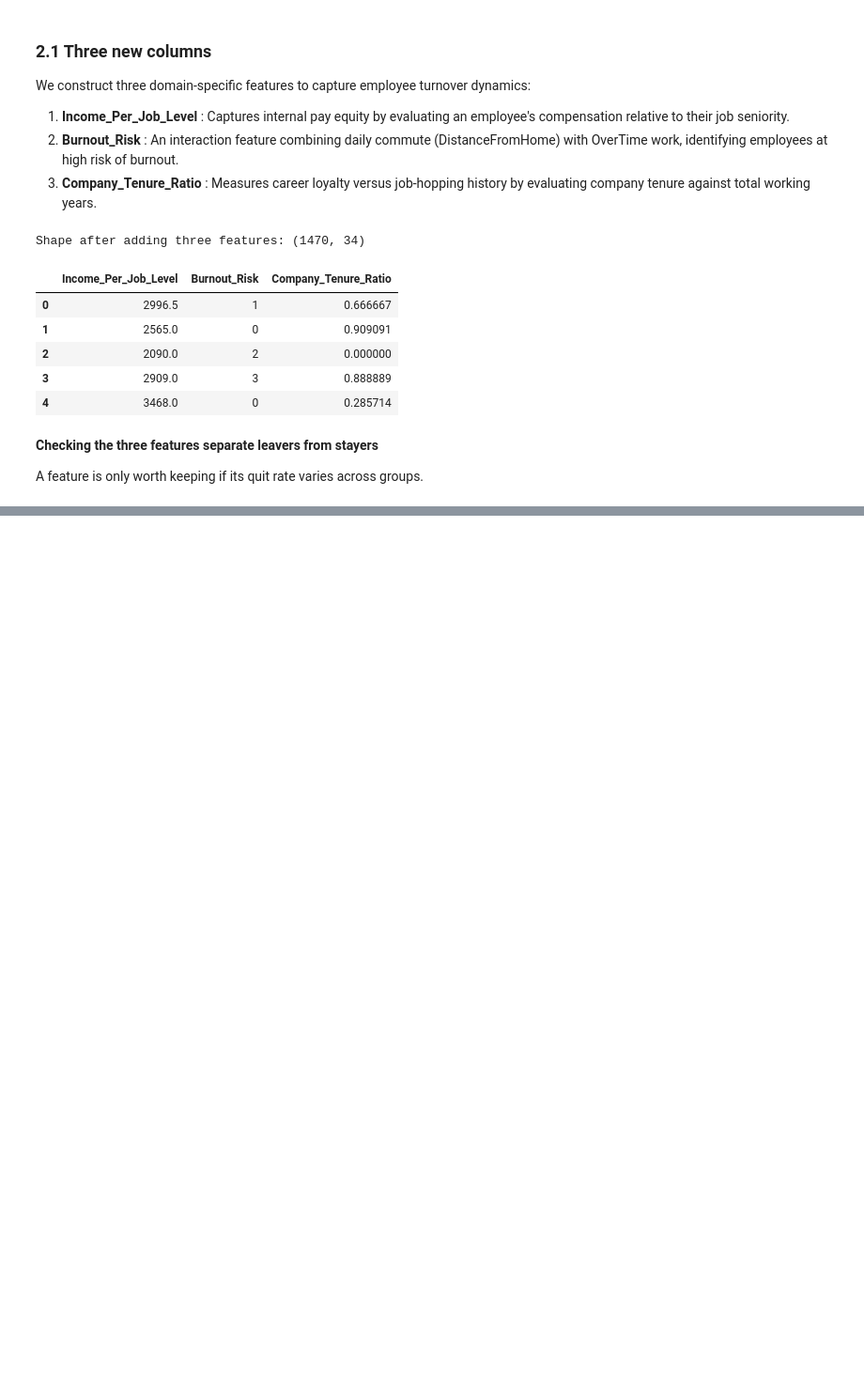
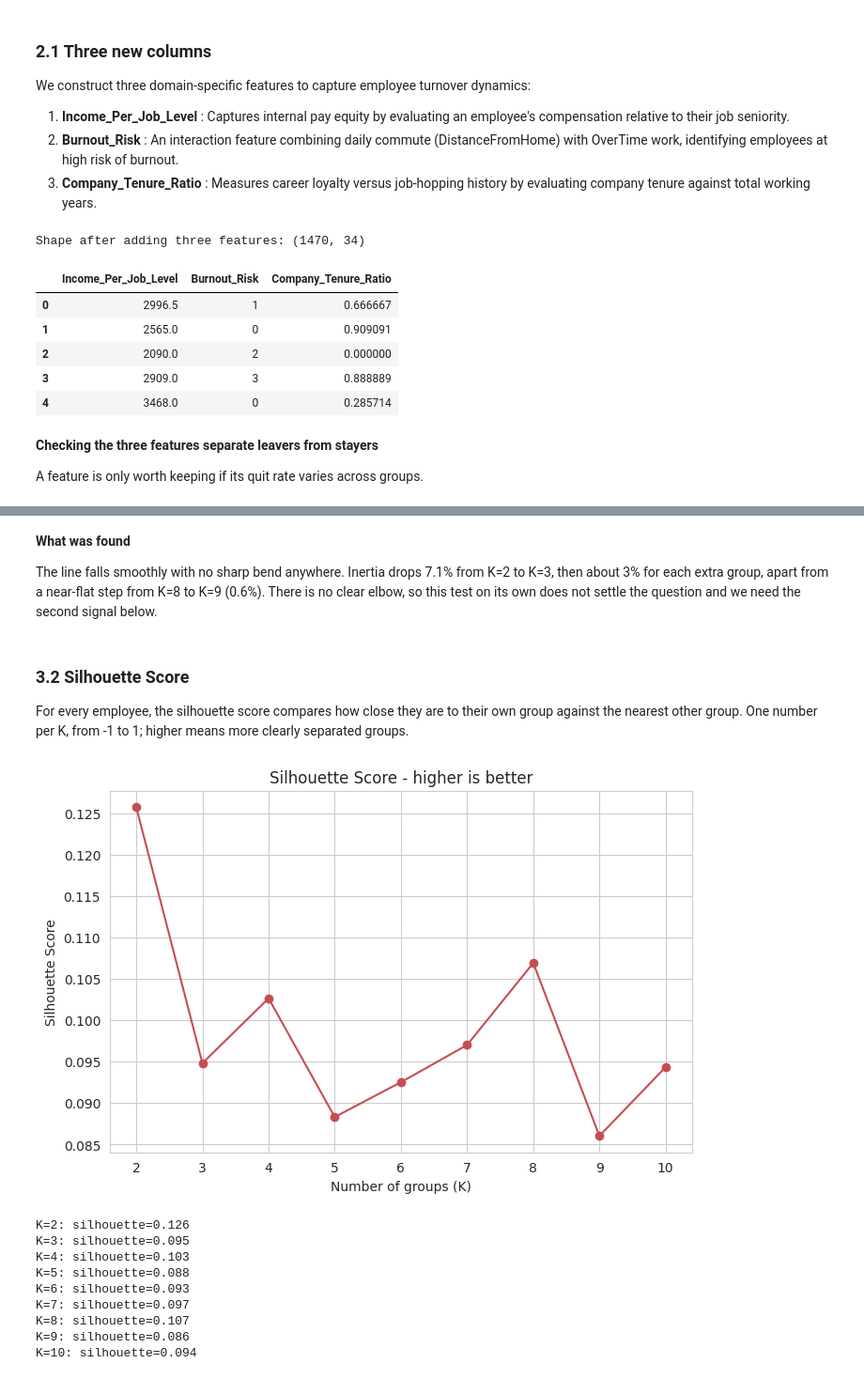
Before and after one commit to Praise-Oluwasikemi/TS-Academy-Group-4-IBM-HR-Analytics-Attrition, a Jupyter notebook: group_04_yourname.ipynb, the cells around one changed output, grey strips where cells are left out. Shown at 94% size. Drawn from its saved outputs; the diff is of its cells as text; code cells hidden in the pictures; blank space fills up the shorter version.

```diff
--- a/group_04_yourname.ipynb
+++ b/group_04_yourname.ipynb
@@ -577,0 +695,36 @@ As shown above, our dataset contains only numerical values, without any categori
+# %% [markdown]
+**What was found**
+
+The line falls smoothly with no sharp bend anywhere. Inertia drops 7.1% from K=2 to K=3, then about 3% for each extra group, apart from a near-flat step from K=8 to K=9 (0.6%). There is no clear elbow, so this test on its own does not settle the question and we need the second signal below.
+# %% [markdown]
+### 3.2 Silhouette Score
+
+For every employee, the silhouette score compares how close they are to their own group against the nearest other group. One number per K, from -1 to 1; higher means more clearly separated groups.
+# %%
+silhouette_values = []
+for k in k_range:
+    kmeans_test = KMeans(n_clusters=k, random_state=RANDOM_STATE, n_init=10)
+    labels = kmeans_test.fit_predict(X_cluster)
+    silhouette_values.append(silhouette_score(X_cluster, labels))
+
+plt.figure(figsize=(8, 5))
+plt.plot(k_range, silhouette_values, marker='o', color='#C44E52')
+plt.title('Silhouette Score - higher is better')
+plt.xlabel('Number of groups (K)')
+plt.ylabel('Silhouette Score')
+plt.xticks(list(k_range))
+plt.show()
+
+for k, sil in zip(k_range, silhouette_values):
+    print(f'K={k}: silhouette={sil:.3f}')
+# %% [output]
+[figure, added]
+K=2: silhouette=0.126
+K=3: silhouette=0.095
+K=4: silhouette=0.103
+K=5: silhouette=0.088
+K=6: silhouette=0.093
+K=7: silhouette=0.097
+K=8: silhouette=0.107
+K=9: silhouette=0.086
+K=10: silhouette=0.094
```
Also changed, not shown: parts of 130 cells of this notebook.
